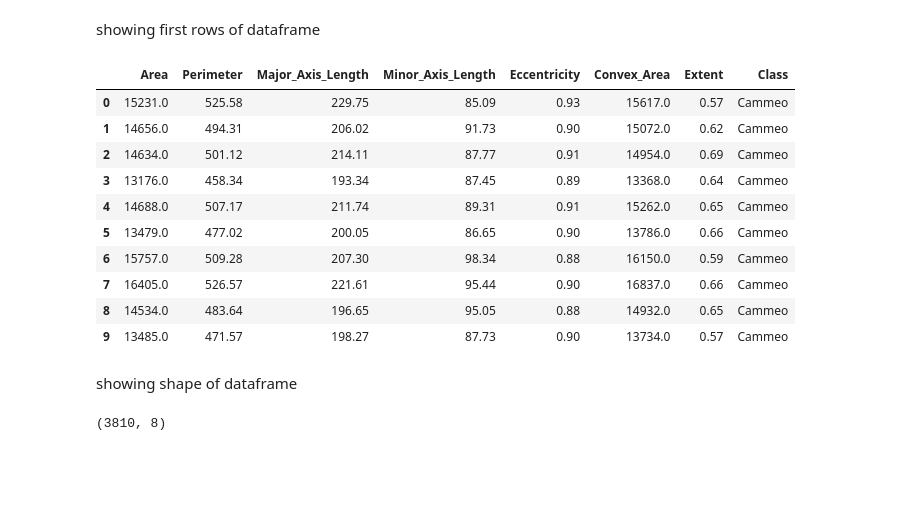
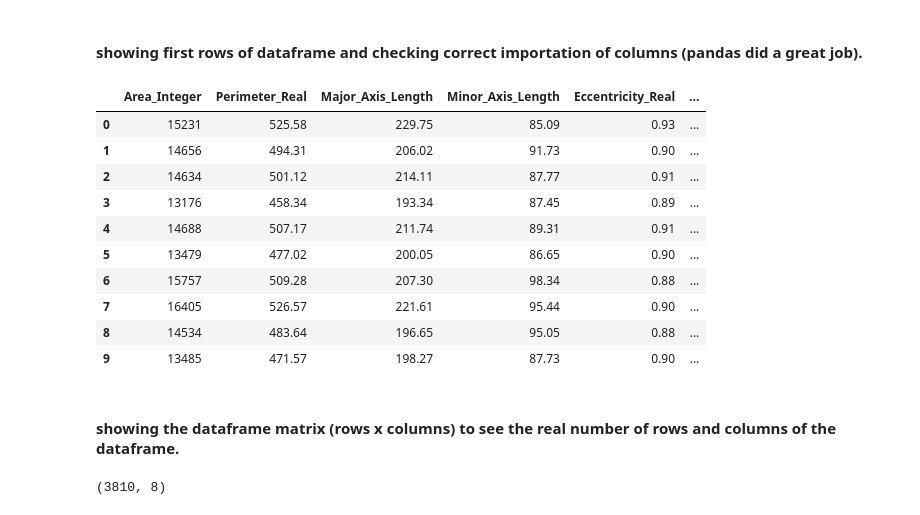
Before and after one commit to onaizna/rice-type-classifier-project-zfvg, a Jupyter notebook: notebooks/eda.ipynb, the cells around one changed output. Cells and saved outputs as stored; diff of their text form; code cells hidden in the pictures; blank space fills up the shorter version.

```diff
--- a/notebooks/eda.ipynb
+++ b/notebooks/eda.ipynb
@@ -16,21 +12,25 @@ df_rice = pd.read_csv('Rice_Data__CSV_Format_.csv')
-# %% [markdown]
-showing first rows of dataframe
-# %%
-df_rice.head(10).round(2)
-# %% [output]
-|  | Area | Perimeter | Major_Axis_Length | Minor_Axis_Length | Eccentricity | Convex_Area | Extent | Class |
-| 0 | 15231.0 | 525.58 | 229.75 | 85.09 | 0.93 | 15617.0 | 0.57 | Cammeo |
-| 1 | 14656.0 | 494.31 | 206.02 | 91.73 | 0.90 | 15072.0 | 0.62 | Cammeo |
-| 2 | 14634.0 | 501.12 | 214.11 | 87.77 | 0.91 | 14954.0 | 0.69 | Cammeo |
-| 3 | 13176.0 | 458.34 | 193.34 | 87.45 | 0.89 | 13368.0 | 0.64 | Cammeo |
-| 4 | 14688.0 | 507.17 | 211.74 | 89.31 | 0.91 | 15262.0 | 0.65 | Cammeo |
-| 5 | 13479.0 | 477.02 | 200.05 | 86.65 | 0.90 | 13786.0 | 0.66 | Cammeo |
-| 6 | 15757.0 | 509.28 | 207.30 | 98.34 | 0.88 | 16150.0 | 0.59 | Cammeo |
-| 7 | 16405.0 | 526.57 | 221.61 | 95.44 | 0.90 | 16837.0 | 0.66 | Cammeo |
-| 8 | 14534.0 | 483.64 | 196.65 | 95.05 | 0.88 | 14932.0 | 0.65 | Cammeo |
-| 9 | 13485.0 | 471.57 | 198.27 | 87.73 | 0.90 | 13734.0 | 0.57 | Cammeo |
-# %% [markdown]
-showing shape of dataframe
+# %% [markdown]
+#### showing first rows of dataframe and checking correct importation of columns (pandas did a great job).
+# %%
+# renaming columns
+cols = ['Area_Integer', 'Perimeter_Real', 'Major_Axis_Length', 'Minor_Axis_Length', 'Eccentricity_Real', 'Convex_Area_Integer', 'Extent_Real', 'Class']
+df_rice.columns = cols
+
+df_rice.head(10).round(2)
+# %% [output]
+|  | Area_Integer | Perimeter_Real | Major_Axis_Length | Minor_Axis_Length | Eccentricity_Real | ... |
+| 0 | 15231 | 525.58 | 229.75 | 85.09 | 0.93 | ... |
+| 1 | 14656 | 494.31 | 206.02 | 91.73 | 0.90 | ... |
+| 2 | 14634 | 501.12 | 214.11 | 87.77 | 0.91 | ... |
+| 3 | 13176 | 458.34 | 193.34 | 87.45 | 0.89 | ... |
+| 4 | 14688 | 507.17 | 211.74 | 89.31 | 0.91 | ... |
+| 5 | 13479 | 477.02 | 200.05 | 86.65 | 0.90 | ... |
+| 6 | 15757 | 509.28 | 207.30 | 98.34 | 0.88 | ... |
+| 7 | 16405 | 526.57 | 221.61 | 95.44 | 0.90 | ... |
+| 8 | 14534 | 483.64 | 196.65 | 95.05 | 0.88 | ... |
+| 9 | 13485 | 471.57 | 198.27 | 87.73 | 0.90 | ... |
+# %% [markdown]
+#### showing the dataframe matrix (rows x columns) to see the real number of rows and columns of the dataframe.
 # %%
 df_rice.shape
 # %% [output]
```
Also changed, not shown: parts of 36 cells of this notebook, 3 other files.
